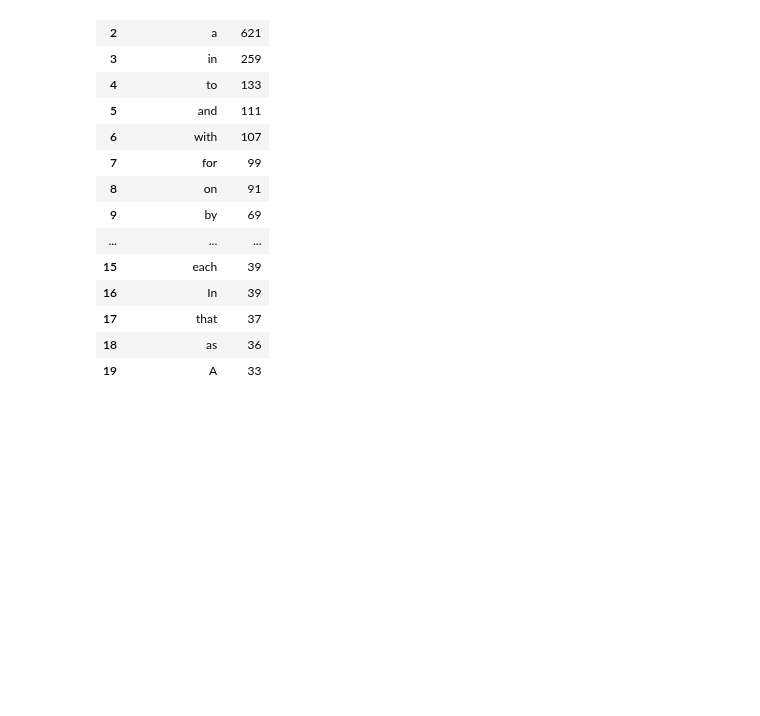
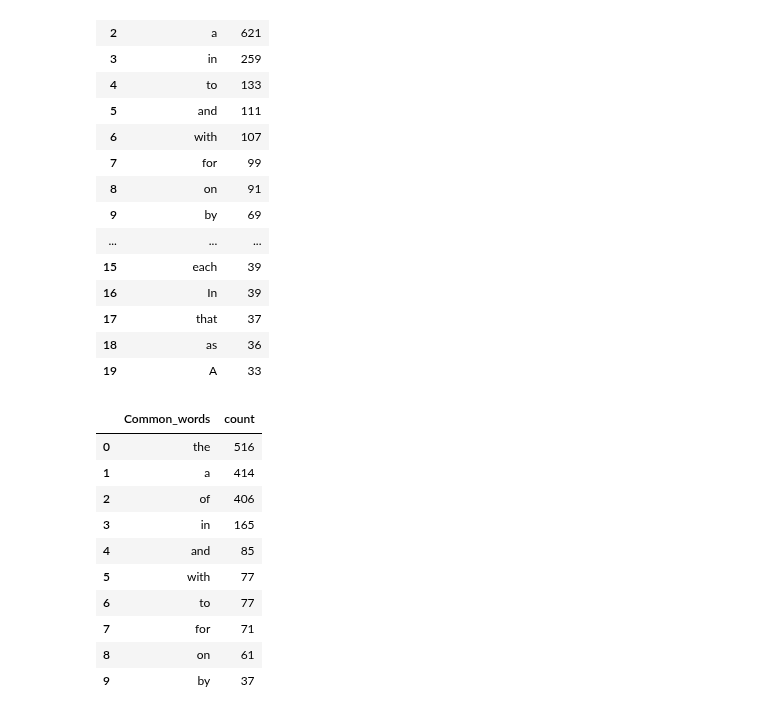
Before and after one commit to NarmathaChandrasekar25/NarmathaChandrasekar25, a Jupyter notebook: use case.ipynb, the cells around one changed output. Saved outputs shown, nothing was run; the diff lists cells and outputs as text; code cells hidden in the pictures; blank space fills up the shorter version.

```diff
--- a/use case.ipynb
+++ b/use case.ipynb
@@ -568,0 +573,16 @@ top_words_df.style.background_gradient(cmap='Blues')
+# %%
+top = Counter([item for sublist in df1[df1['Sentiment'] == 'positive']['temp_list'] for item in sublist])
+temp_positive = pd.DataFrame(top.most_common(10), columns=['Common_words', 'count'])
+temp_positive.style.background_gradient(cmap='Greens')
+# %% [output]
+|  | Common_words | count |
+| 0 | the | 516 |
+| 1 | a | 414 |
+| 2 | of | 406 |
+| 3 | in | 165 |
+| 4 | and | 85 |
+| 5 | with | 77 |
+| 6 | to | 77 |
+| 7 | for | 71 |
+| 8 | on | 61 |
+| 9 | by | 37 |
```
Also changed, not shown: parts of 1 cell of this notebook.
